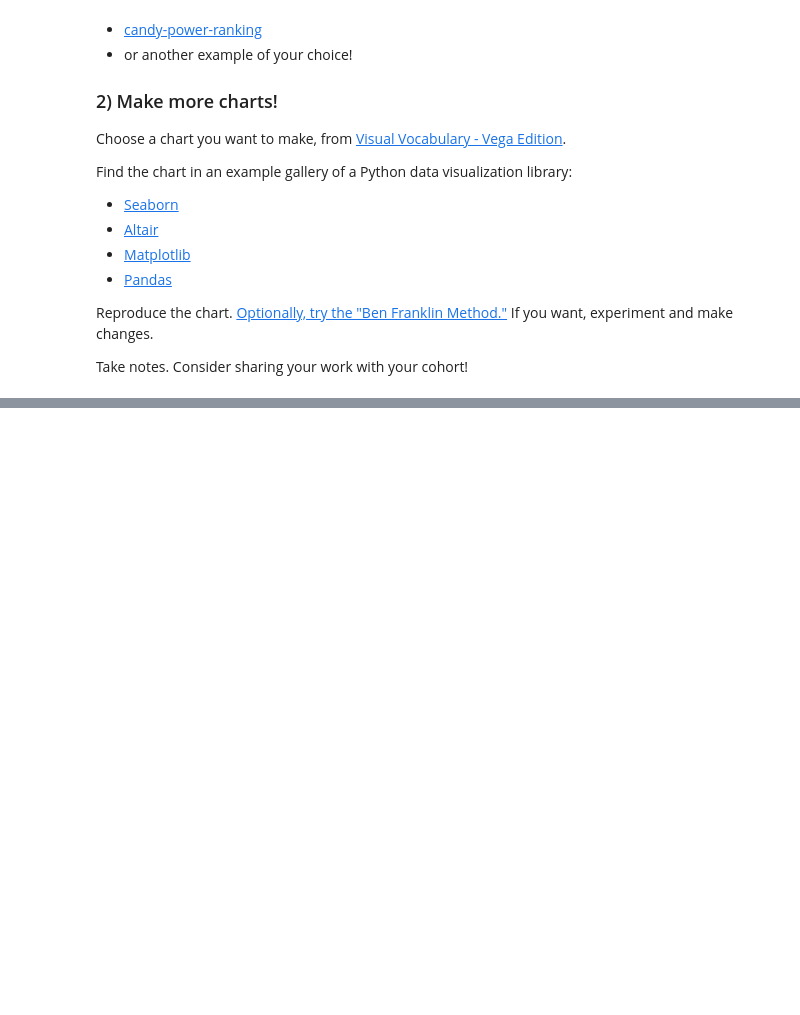
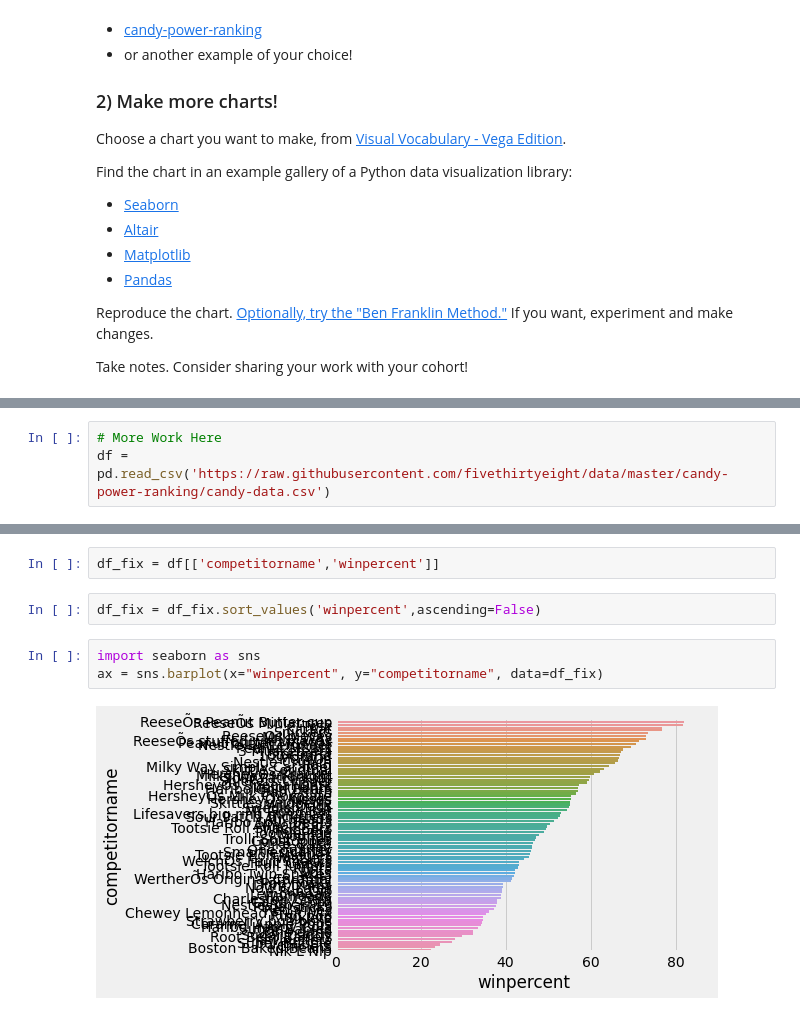
Before and after one commit to popkdodge/DS-Unit-1-Sprint-1-Data-Wrangling-and-Storytelling, a Jupyter notebook: module4-make-explanatory-visualizations/LS_DS_114_Make_Explanatory_Visualizations_Assignment.ipynb, the cells around one changed output, grey strips where cells are left out. Drawn from its saved outputs; the diff is of its cells as text; blank space fills up the shorter version.

```diff
--- a/module4-make-explanatory-visualizations/LS_DS_114_Make_Explanatory_Visualizations_Assignment.ipynb
+++ b/module4-make-explanatory-visualizations/LS_DS_114_Make_Explanatory_Visualizations_Assignment.ipynb
@@ -192,0 +191,3 @@ Take notes. Consider sharing your work with your cohort!
+# %%
+# More Work Here
+df = pd.read_csv('https://raw.githubusercontent.com/fivethirtyeight/data/master/candy-power-ranking/candy-data.csv')
@@ -192,0 +210,9 @@ Take notes. Consider sharing your work with your cohort!
+# %%
+df_fix = df[['competitorname','winpercent']]
+# %%
+df_fix = df_fix.sort_values('winpercent',ascending=False)
+# %%
+import seaborn as sns
+ax = sns.barplot(x="winpercent", y="competitorname", data=df_fix)
+# %% [output]
+[figure, added]
```
Also changed, not shown: parts of 3 cells of this notebook.
